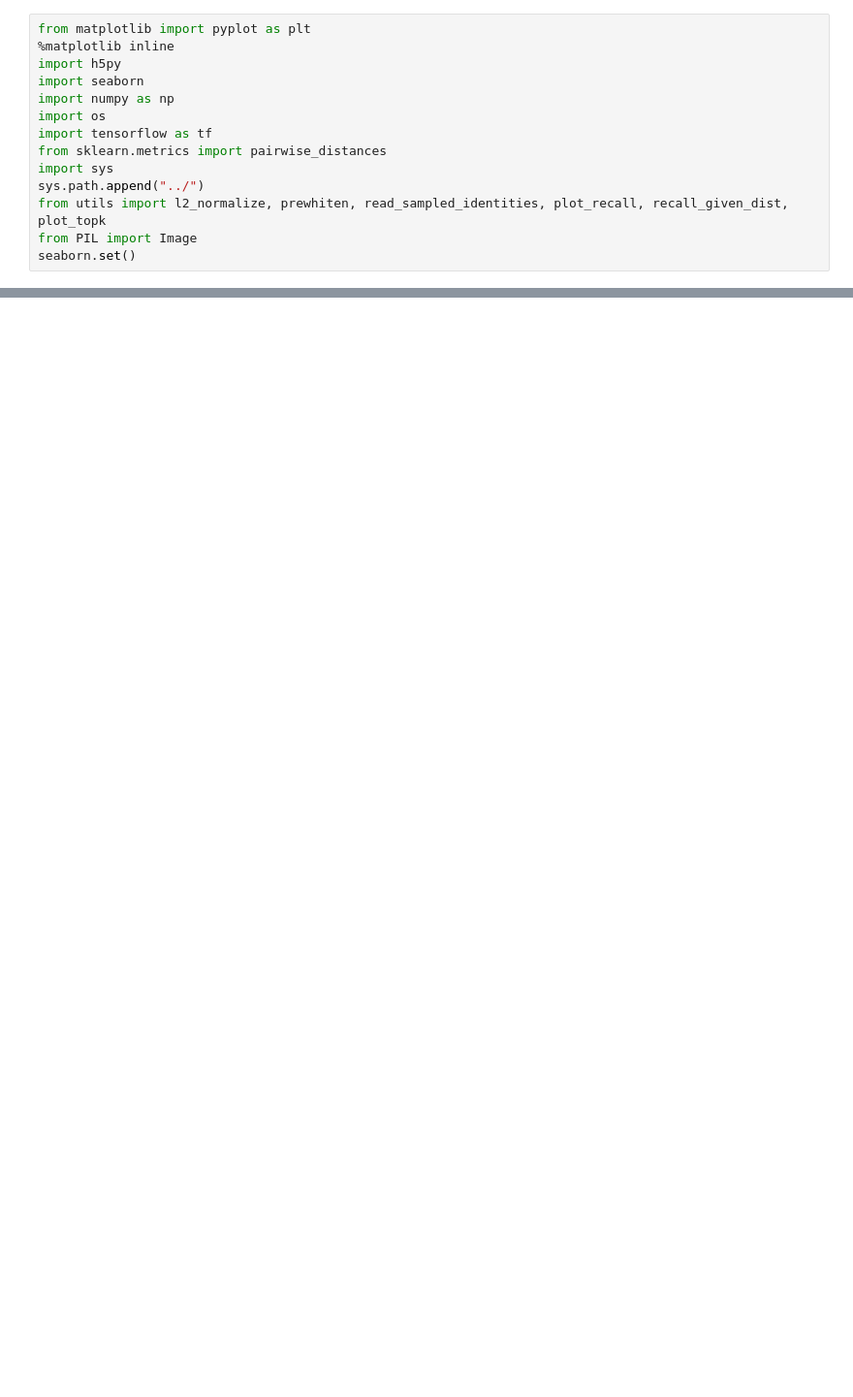
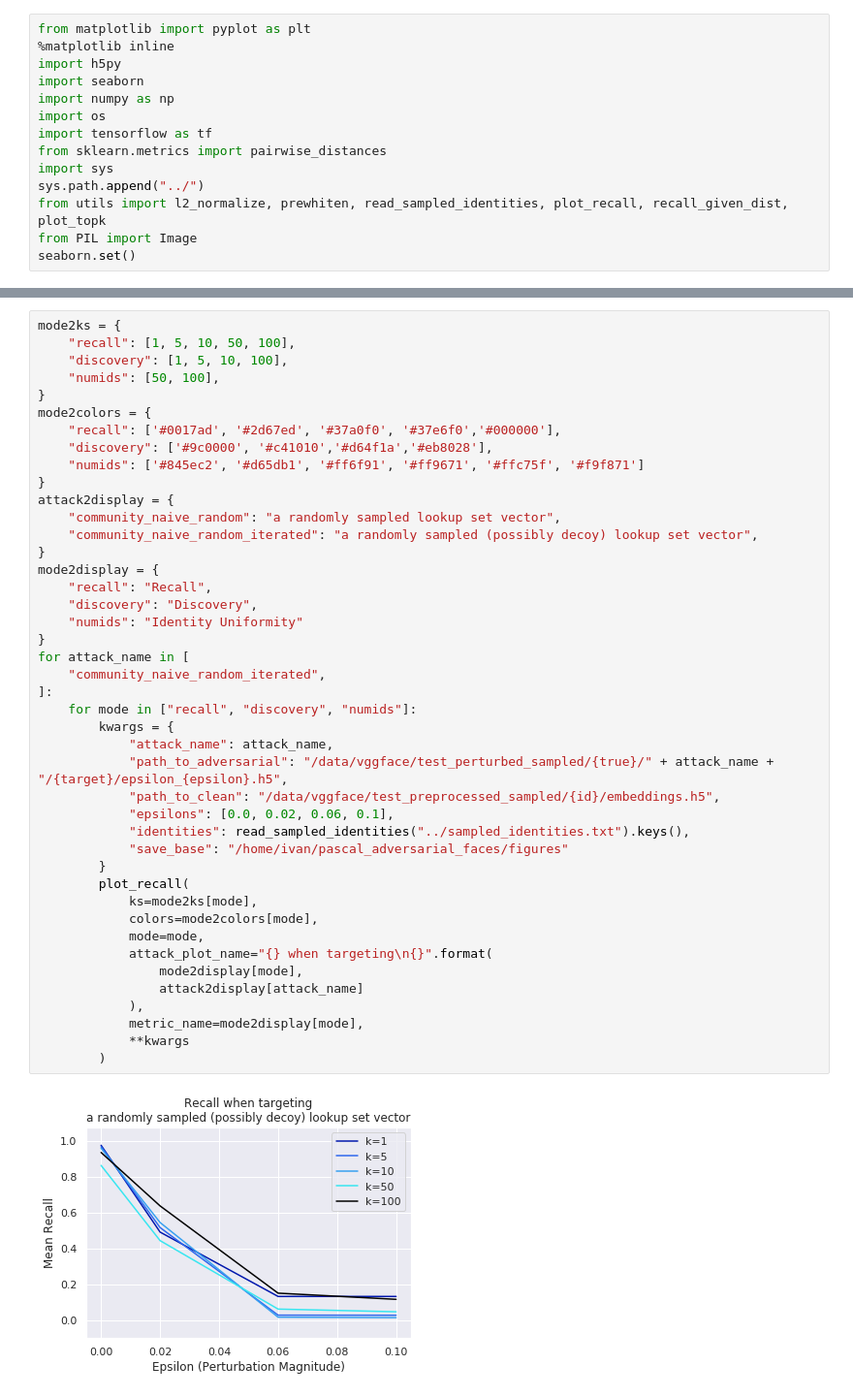
Before and after one commit to psturmfels/adversarial_faces, a Jupyter notebook: notebooks/plot_all.ipynb, the cells around one changed output, grey strips where cells are left out. Shown at 97% size. Saved outputs shown, nothing was run; the diff lists cells and outputs as text; blank space fills up the shorter version.

```diff
--- a/notebooks/plot_all.ipynb
+++ b/notebooks/plot_all.ipynb
@@ -76,0 +83,45 @@ for attack_name in [
+# %%
+mode2ks = {
+    "recall": [1, 5, 10, 50, 100],
+    "discovery": [1, 5, 10, 100],
+    "numids": [50, 100],
+}
+mode2colors = {
+    "recall": ['#0017ad', '#2d67ed', '#37a0f0', '#37e6f0','#000000'],
+    "discovery": ['#9c0000', '#c41010','#d64f1a','#eb8028'],
+    "numids": ['#845ec2', '#d65db1', '#ff6f91', '#ff9671', '#ffc75f', '#f9f871']
+}
+attack2display = {
+    "community_naive_random": "a randomly sampled lookup set vector",
+    "community_naive_random_iterated": "a randomly sampled (possibly decoy) lookup set vector",
+}
+mode2display = {
+    "recall": "Recall",
+    "discovery": "Discovery",
+    "numids": "Identity Uniformity"
+}
+for attack_name in [
+    "community_naive_random_iterated",
+]:
+    for mode in ["recall", "discovery", "numids"]:
+        kwargs = {
+            "attack_name": attack_name,
+            "path_to_adversarial": "/data/vggface/test_perturbed_sampled/{true}/" + attack_name + "/{target}/epsilon_{epsilon}.h5",
+            "path_to_clean": "/data/vggface/test_preprocessed_sampled/{id}/embeddings.h5",
+            "epsilons": [0.0, 0.02, 0.06, 0.1],
+            "identities": read_sampled_identities("../sampled_identities.txt").keys(),
+            "save_base": "/home/ivan/pascal_adversarial_faces/figures"
+        }
+        plot_recall(
+            ks=mode2ks[mode],
+            colors=mode2colors[mode],
+            mode=mode,
+            attack_plot_name="{} when targeting\n{}".format(
+                mode2display[mode],
+                attack2display[attack_name]
+            ),
+            metric_name=mode2display[mode],
+            **kwargs
+        )
+# %% [output]
+[figure, added]
```
Also changed, not shown: parts of 2 cells of this notebook, 3 other files.
